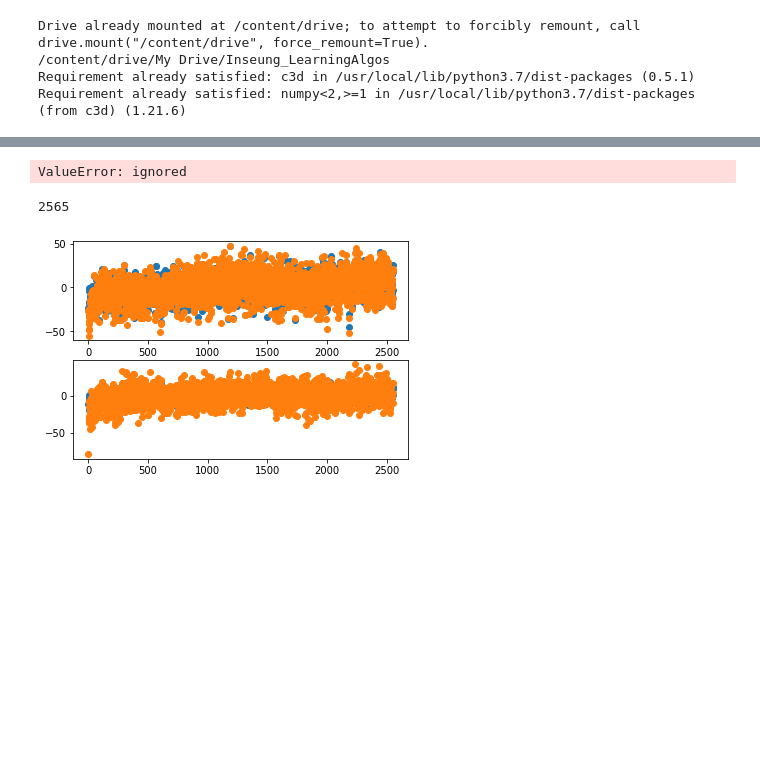
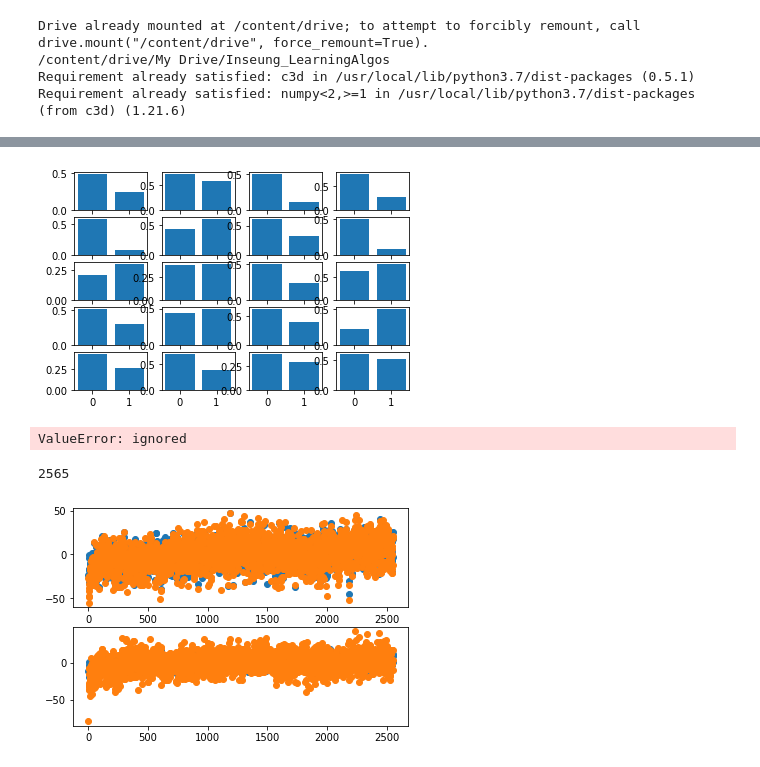
Before and after one commit to inseungkang/learningalgos, a Jupyter notebook: Controller_Inference_AdaptationTrial.ipynb, the cells around one changed output, grey strips where cells are left out. Cells and saved outputs as stored; diff of their text form; code cells hidden in the pictures; blank space fills up the shorter version.

```diff
--- a/Controller_Inference_AdaptationTrial.ipynb
+++ b/Controller_Inference_AdaptationTrial.ipynb
@@ -367,3 +432,30 @@ R2 Value for fast leg (X, Y): (0.71, 0.68)
+# %%
+# gain_result = (Gain_X_fast, Gain_Y_fast, Gain_X_slow, Gain_Y_slow)
+# rsq_result = (Rsq_X_fast, Rsq_Y_fast, Rsq_X_slow, Rsq_Y_slow)
+# info = (subject, delta, fast_leg)
+
+# Rsq on Fast Leg
+fig, axs = plt.subplots(5,4)
+
+for sub_idx in np.arange(5):
+  subject_data = info_list[sub_idx*4:sub_idx*4+4]
+  rsq_data = rsq_list[sub_idx*4:sub_idx*4+4]
+  gain_data = gain_list[sub_idx*4:sub_idx*4+4]
+  X = [0, 1]
+  for ii, xx in enumerate(subject_data):
+    rsq = list(rsq_data[ii][0:2])
+
+    delta_idx = delta_to_idx(xx[1])
+
+    axs[sub_idx,delta_idx].bar(X, rsq)
+
+
+
+
+
+# plt.show()
+# %% [output]
+[figure, added]
 # %%
 result_list = []
 
```
Also changed, not shown: parts of 4 cells of this notebook.
